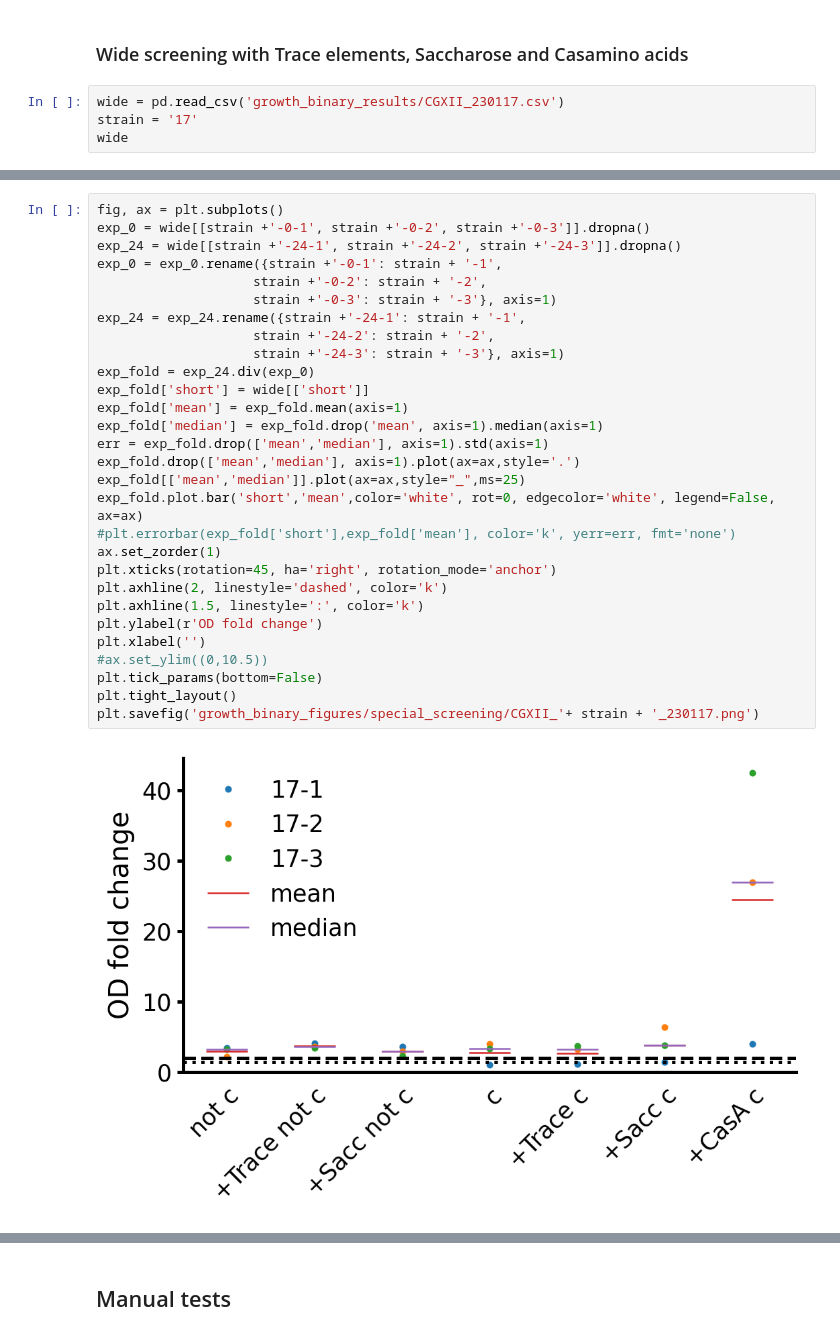
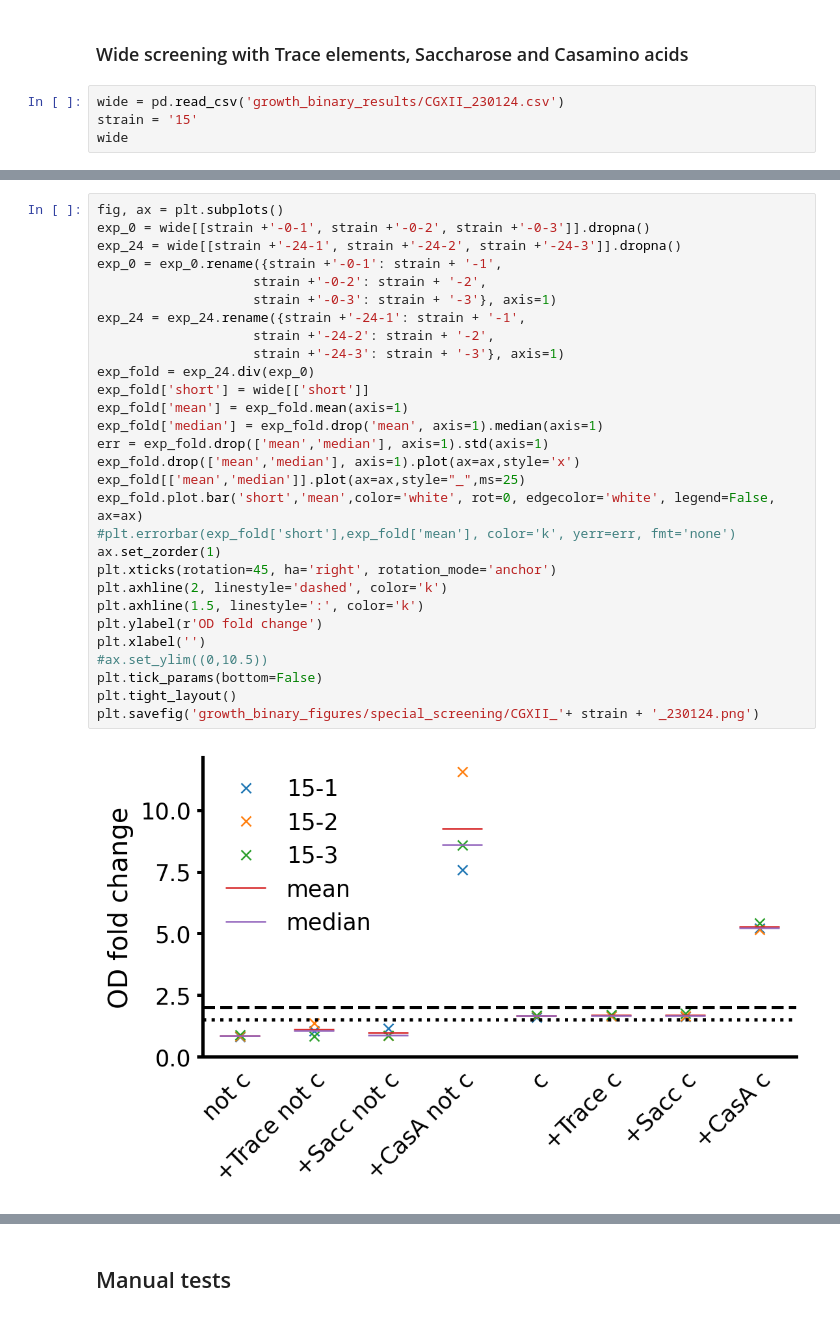
Before and after one commit to draeger-lab/C_striatum_wetlab, a Jupyter notebook: growth_binary/growth_binary.ipynb, the cells around one changed output, grey strips where cells are left out. Cells and saved outputs as stored; diff of their text form.

Commit message:
statistics and folds #7

```diff
--- a/growth_binary/growth_binary.ipynb
+++ b/growth_binary/growth_binary.ipynb
@@ -228,7 +230,7 @@ for modus in ['-0dot2', '-0dot4']:
 # %% [markdown]
 ### Wide screening with Trace elements, Saccharose and Casamino acids
 # %%
-wide = pd.read_csv('growth_binary_results/CGXII_230117.csv')
-strain = '17'
+wide = pd.read_csv('growth_binary_results/CGXII_230124.csv')
+strain = '15'
 wide
 # %% [output]
@@ -243,31 +246,31 @@ wide
 # %%
 fig, ax = plt.subplots()
 exp_0 = wide[[strain +'-0-1', strain +'-0-2', strain +'-0-3']].dropna()
 exp_24 = wide[[strain +'-24-1', strain +'-24-2', strain +'-24-3']].dropna()
 exp_0 = exp_0.rename({strain +'-0-1': strain + '-1',
                     strain +'-0-2': strain + '-2',
                     strain +'-0-3': strain + '-3'}, axis=1)
 exp_24 = exp_24.rename({strain +'-24-1': strain + '-1',
                     strain +'-24-2': strain + '-2',
                     strain +'-24-3': strain + '-3'}, axis=1)
 exp_fold = exp_24.div(exp_0)
 exp_fold['short'] = wide[['short']]
 exp_fold['mean'] = exp_fold.mean(axis=1)
 exp_fold['median'] = exp_fold.drop('mean', axis=1).median(axis=1)
 err = exp_fold.drop(['mean','median'], axis=1).std(axis=1)
-exp_fold.drop(['mean','median'], axis=1).plot(ax=ax,style='.')
+exp_fold.drop(['mean','median'], axis=1).plot(ax=ax,style='x')
 exp_fold[['mean','median']].plot(ax=ax,style="_",ms=25)
 exp_fold.plot.bar('short','mean',color='white', rot=0, edgecolor='white', legend=False, ax=ax)
 #plt.errorbar(exp_fold['short'],exp_fold['mean'], color='k', yerr=err, fmt='none')
 ax.set_zorder(1)
 plt.xticks(rotation=45, ha='right', rotation_mode='anchor')
 plt.axhline(2, linestyle='dashed', color='k')
 plt.axhline(1.5, linestyle=':', color='k')
 plt.ylabel(r'OD fold change')
 plt.xlabel('')
 #ax.set_ylim((0,10.5))
 plt.tick_params(bottom=False)
 plt.tight_layout()
-plt.savefig('growth_binary_figures/special_screening/CGXII_'+ strain + '_230117.png')
+plt.savefig('growth_binary_figures/special_screening/CGXII_'+ strain + '_230124.png')
 # %% [output]
-[figure, old version]
+[figure, new version]
```
Also changed, not shown: parts of 13 cells of this notebook, 14 other files.
